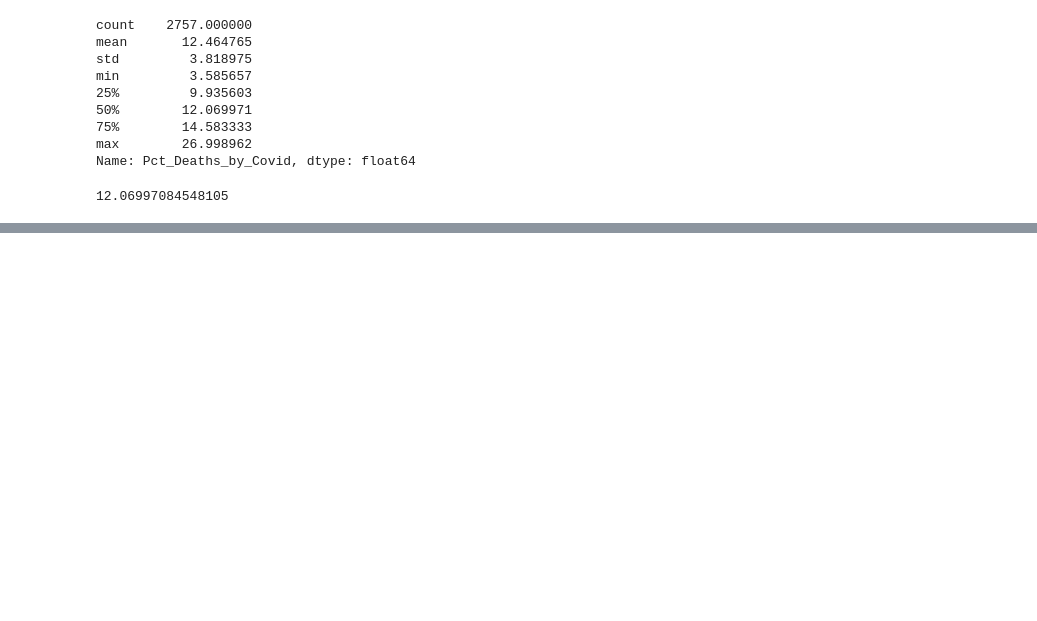
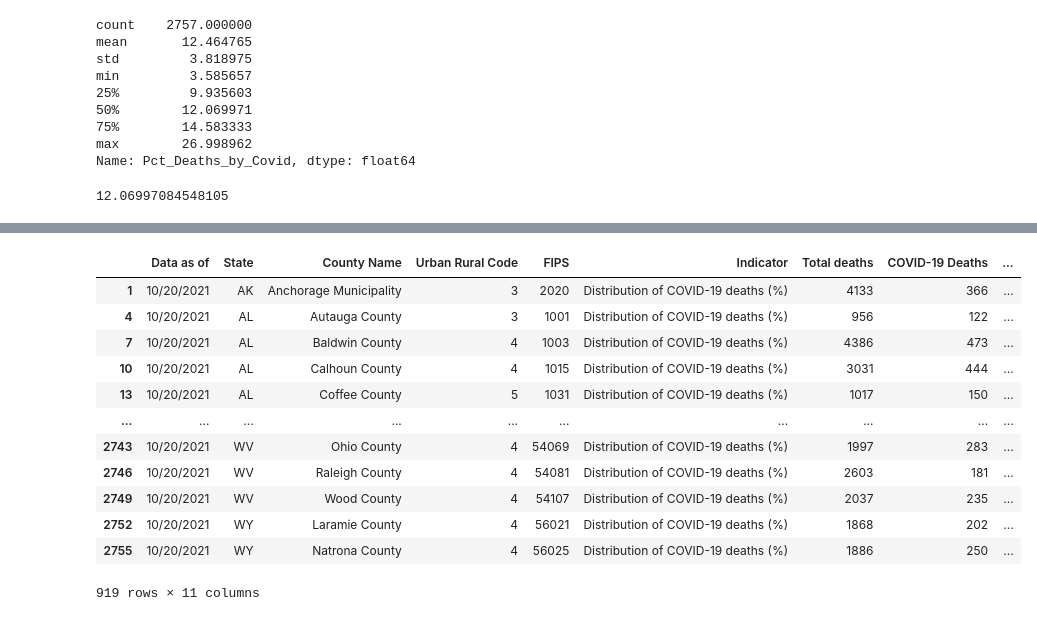
Before and after one commit to Austin-Cyr/Covid_Analysis, a Jupyter notebook: Datasets_HL/Death_by_County/Death_by_County(HL).ipynb, the cells around one changed output, grey strips where cells are left out. Saved outputs shown, nothing was run; the diff lists cells and outputs as text; code cells hidden in the pictures; blank space fills up the shorter version.

```diff
--- a/Datasets_HL/Death_by_County/Death_by_County(HL).ipynb
+++ b/Datasets_HL/Death_by_County/Death_by_County(HL).ipynb
@@ -83,0 +101,17 @@ death_by_county_condensed
+# %%
+deaths_df = death_by_county_condensed[death_by_county_condensed["Indicator"] == "Distribution of COVID-19 deaths (%)"]
+deaths_df
+# %% [output]
+|  | Data as of | State | County Name | Urban Rural Code | FIPS | Indicator | Total deaths | COVID-19 Deaths | ... |
+| 1 | 10/20/2021 | AK | Anchorage Municipality | 3 | 2020 | Distribution of COVID-19 deaths (%) | 4133 | 366 | ... |
+| 4 | 10/20/2021 | AL | Autauga County | 3 | 1001 | Distribution of COVID-19 deaths (%) | 956 | 122 | ... |
+| 7 | 10/20/2021 | AL | Baldwin County | 4 | 1003 | Distribution of COVID-19 deaths (%) | 4386 | 473 | ... |
+| 10 | 10/20/2021 | AL | Calhoun County | 4 | 1015 | Distribution of COVID-19 deaths (%) | 3031 | 444 | ... |
+| 13 | 10/20/2021 | AL | Coffee County | 5 | 1031 | Distribution of COVID-19 deaths (%) | 1017 | 150 | ... |
+| ... | ... | ... | ... | ... | ... | ... | ... | ... | ... |
+| 2743 | 10/20/2021 | WV | Ohio County | 4 | 54069 | Distribution of COVID-19 deaths (%) | 1997 | 283 | ... |
+| 2746 | 10/20/2021 | WV | Raleigh County | 4 | 54081 | Distribution of COVID-19 deaths (%) | 2603 | 181 | ... |
+| 2749 | 10/20/2021 | WV | Wood County | 4 | 54107 | Distribution of COVID-19 deaths (%) | 2037 | 235 | ... |
+| 2752 | 10/20/2021 | WY | Laramie County | 4 | 56021 | Distribution of COVID-19 deaths (%) | 1868 | 202 | ... |
+| 2755 | 10/20/2021 | WY | Natrona County | 4 | 56025 | Distribution of COVID-19 deaths (%) | 1886 | 250 | ... |
+919 rows × 11 columns
```
Also changed, not shown: parts of 7 cells of this notebook, 7 other files.
